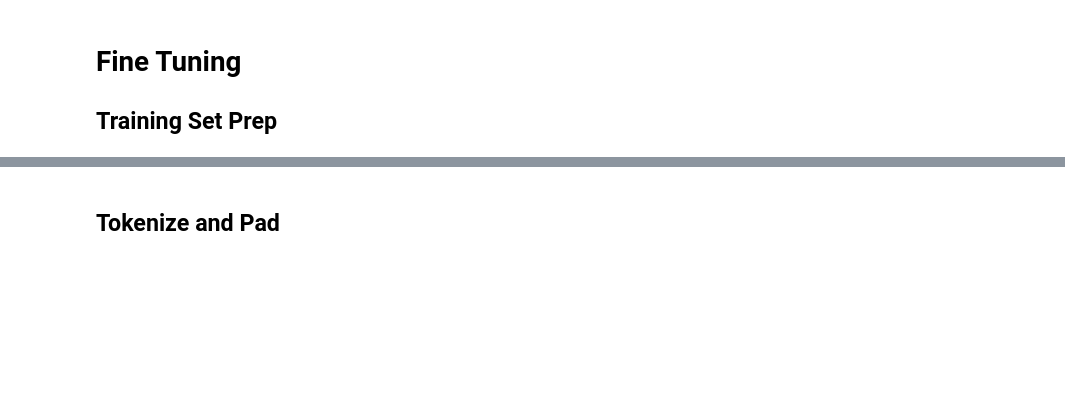
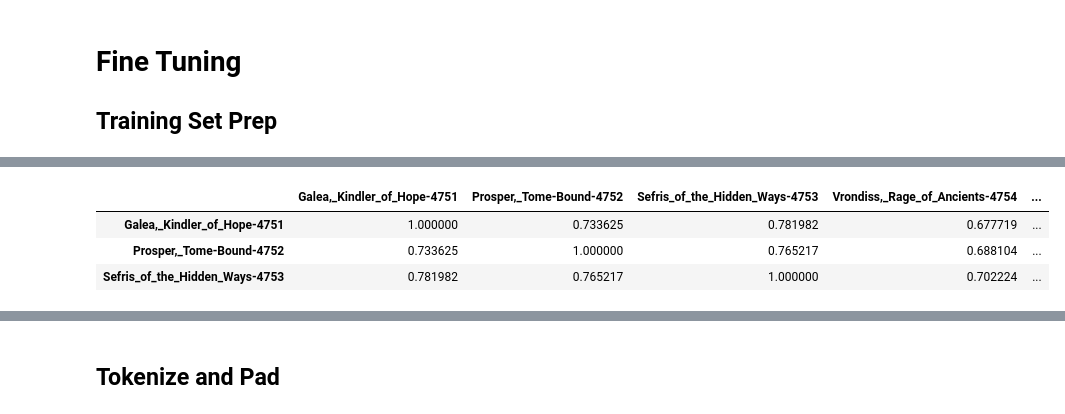
Before and after one commit to ledgerW/magicml, a Jupyter notebook: notebooks/fine_tune.ipynb, the cells around one changed output, grey strips where cells are left out. Cells and saved outputs as stored; diff of their text form; code cells hidden in the pictures; blank space fills up the shorter version.

```diff
--- a/notebooks/fine_tune.ipynb
+++ b/notebooks/fine_tune.ipynb
@@ -312,0 +87,2 @@ train_texts, val_texts, train_labels, val_labels = train_test_split(
+# %%
+model = SentenceTransformer('magicml-LM')
@@ -312,0 +101,9 @@ train_texts, val_texts, train_labels, val_labels = train_test_split(
+# %%
+cards_df = pd.read_csv('cards.csv')\
+  .reset_index(drop=True)\
+  .fillna(value={'text': 'Blank'})
+
+cards_txt = cards_df.text.to_list()
+cards_name = [
+  (name + '-' + str(id_val)).replace(' ','_').replace('//', 'II') for name, id_val in zip(cards_df.name, cards_df.id)
+]
@@ -312,0 +130,14 @@ train_texts, val_texts, train_labels, val_labels = train_test_split(
+# %%
+#Encode all sentences
+embeddings = model.encode(cards_txt[:1000])
+
+#Compute cosine similarity between all pairs
+cos_sim = util.cos_sim(embeddings, embeddings)
+# %%
+sim_df = pd.DataFrame(cos_sim.numpy(), columns=cards_name[0:1000], index=cards_name[0:1000])
+sim_df.head(3)
+# %% [output]
+|  | Galea,_Kindler_of_Hope-4751 | Prosper,_Tome-Bound-4752 | Sefris_of_the_Hidden_Ways-4753 | Vrondiss,_Rage_of_Ancients-4754 | ... |
+| Galea,_Kindler_of_Hope-4751 | 1.000000 | 0.733625 | 0.781982 | 0.677719 | ... |
+| Prosper,_Tome-Bound-4752 | 0.733625 | 1.000000 | 0.765217 | 0.688104 | ... |
+| Sefris_of_the_Hidden_Ways-4753 | 0.781982 | 0.765217 | 1.000000 | 0.702224 | ... |
```
Also changed, not shown: parts of 61 cells of this notebook, 26 other files.
